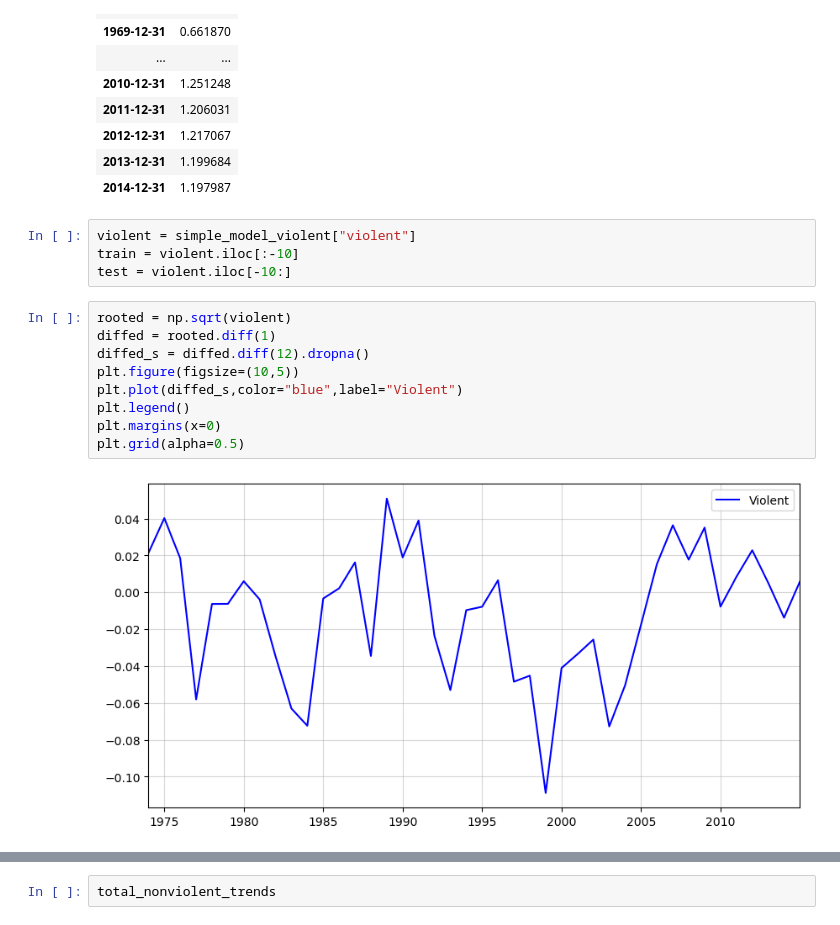
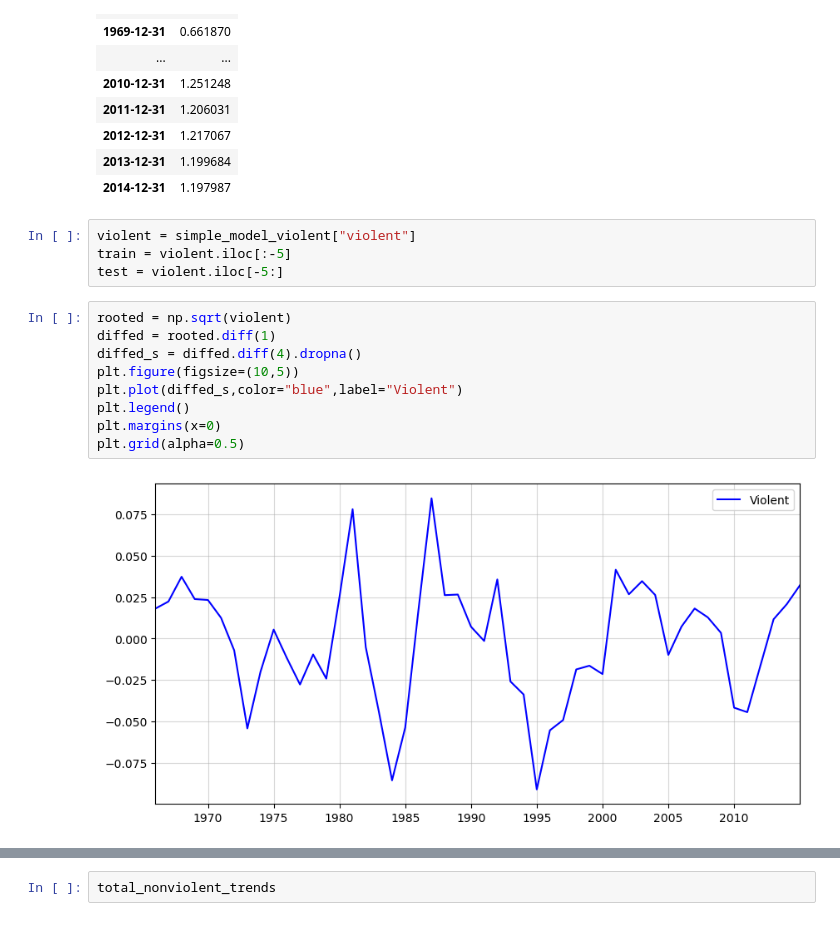
Before and after one commit to kkruel8100/Crime-Analysis, a Jupyter notebook: crime_1960_2014.ipynb, the cells around one changed output, grey strips where cells are left out. Saved outputs shown, nothing was run; the diff lists cells and outputs as text.

```diff
--- a/crime_1960_2014.ipynb
+++ b/crime_1960_2014.ipynb
@@ -780,19 +777,19 @@ simple_model_violent
 | 2014-12-31 | 1.197987 |
 # %%
 violent = simple_model_violent["violent"]
-train = violent.iloc[:-10]
-test = violent.iloc[-10:]
+train = violent.iloc[:-5]
+test = violent.iloc[-5:]
 # %%
 rooted = np.sqrt(violent)
 diffed = rooted.diff(1)
-diffed_s = diffed.diff(12).dropna()
+diffed_s = diffed.diff(4).dropna()
 plt.figure(figsize=(10,5))
 plt.plot(diffed_s,color="blue",label="Violent")
 plt.legend()
 plt.margins(x=0)
 plt.grid(alpha=0.5)
 # %% [output]
-[figure, old version]
+[figure, new version]
 # %%
 full_sample = []
 np.random.seed(50)
```
Also changed, not shown: parts of 15 cells of this notebook, 2 other files.
